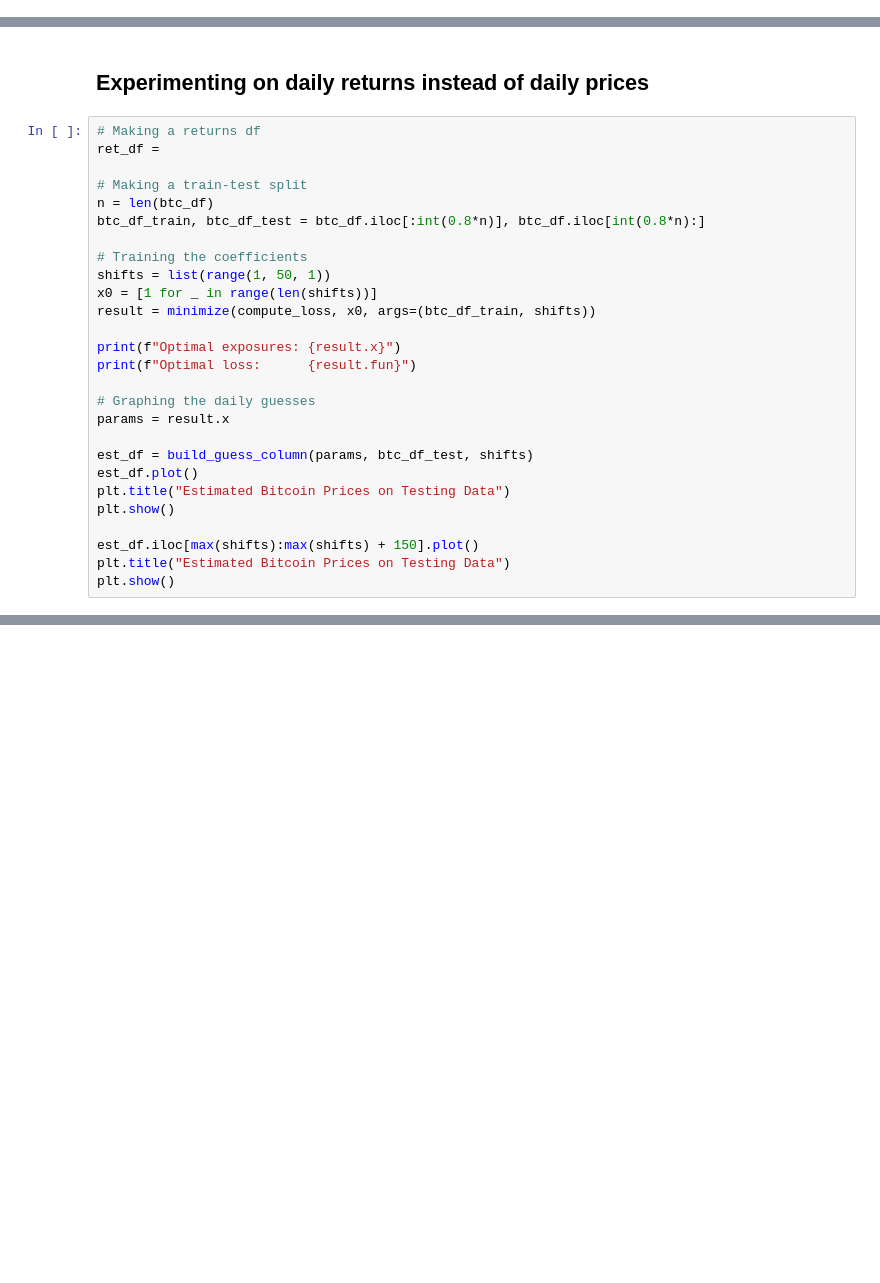
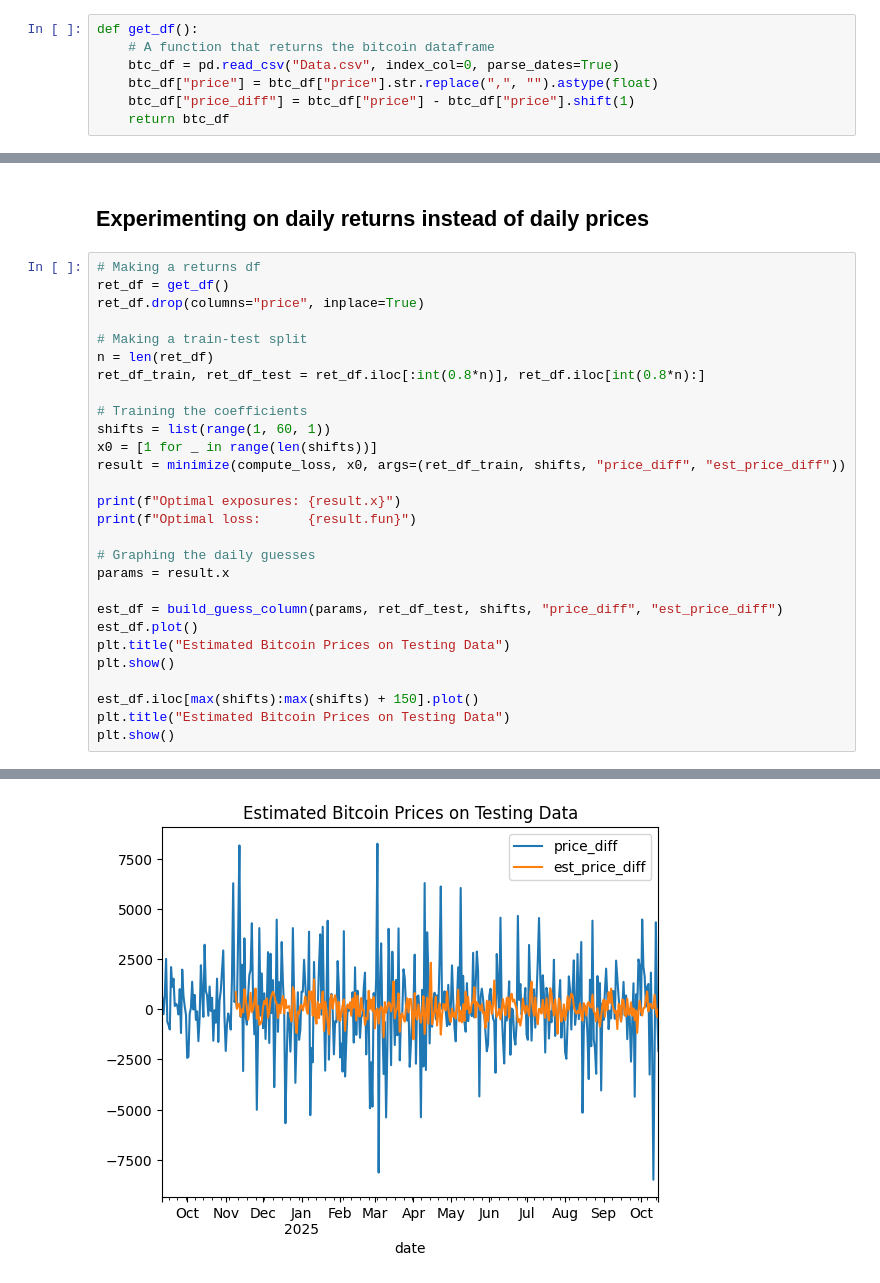
Before and after one commit to EthanPrimes/autoregressive_bitcoin_price_estimation, a Jupyter notebook: linear_regression.ipynb, the cells around one changed output, grey strips where cells are left out. Saved outputs shown, nothing was run; the diff lists cells and outputs as text; blank space fills up the shorter version.

Commit message:
first attempt at modeling returns using autoregression

```diff
--- a/linear_regression.ipynb
+++ b/linear_regression.ipynb
@@ -16,6 +16,13 @@ btc_ar = btc_df.values
 
 # Verifying that no days are missing in the model
 assert all(btc_df.index.to_series() == pd.date_range(start="2020-04-25", end="2025-10-15"))
+# %%
+def get_df():
+    # A function that returns the bitcoin dataframe
+    btc_df = pd.read_csv("Data.csv", index_col=0, parse_dates=True)
+    btc_df["price"] = btc_df["price"].str.replace(",", "").astype(float)
+    btc_df["price_diff"] = btc_df["price"] - btc_df["price"].shift(1)
+    return btc_df
 # %% [markdown]
 ## First Autoregressive Model Experiment
 
@@ -76,16 +83,17 @@ Optimal loss:      2584791495.1319637
 ## Experimenting on daily returns instead of daily prices
 # %%
 # Making a returns df
-ret_df =
+ret_df = get_df()
+ret_df.drop(columns="price", inplace=True)
 
 # Making a train-test split
-n = len(btc_df)
-btc_df_train, btc_df_test = btc_df.iloc[:int(0.8*n)], btc_df.iloc[int(0.8*n):]
+n = len(ret_df)
+ret_df_train, ret_df_test = ret_df.iloc[:int(0.8*n)], ret_df.iloc[int(0.8*n):]
 
 # Training the coefficients
-shifts = list(range(1, 50, 1))
+shifts = list(range(1, 60, 1))
 x0 = [1 for _ in range(len(shifts))]
-result = minimize(compute_loss, x0, args=(btc_df_train, shifts))
+result = minimize(compute_loss, x0, args=(ret_df_train, shifts, "price_diff", "est_price_diff"))
 
 print(f"Optimal exposures: {result.x}")
 print(f"Optimal loss:      {result.fun}")
@@ -93,7 +101,7 @@ print(f"Optimal loss:      {result.fun}")
 # Graphing the daily guesses
 params = result.x
 
-est_df = build_guess_column(params, btc_df_test, shifts)
+est_df = build_guess_column(params, ret_df_test, shifts, "price_diff", "est_price_diff")
 est_df.plot()
 plt.title("Estimated Bitcoin Prices on Testing Data")
 plt.show()
@@ -105,0 +124 @@ SyntaxError: invalid syntax (1203361139.py, line 2)
+[figure, added]
```
Also changed, not shown: parts of 2 cells of this notebook.
